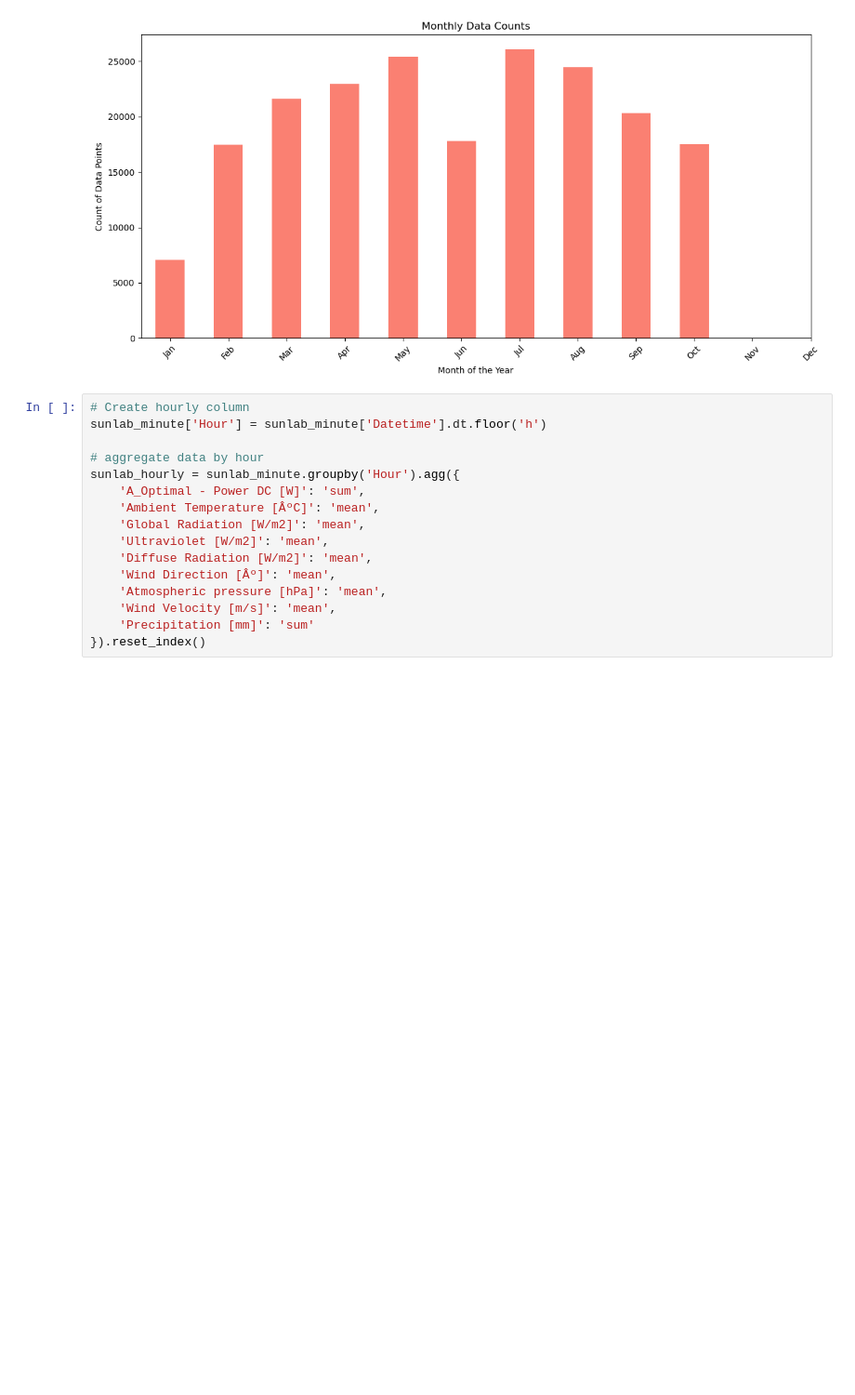
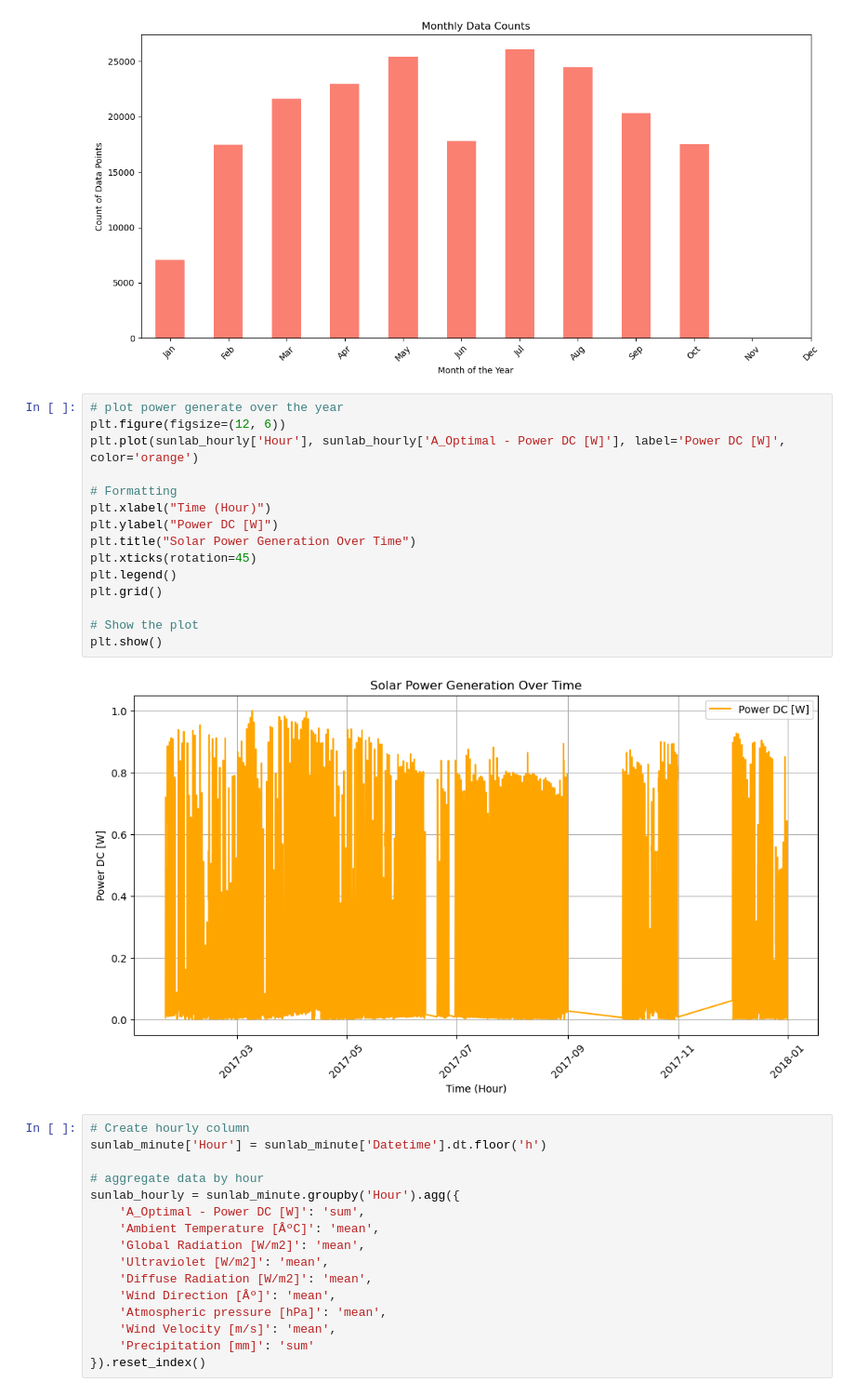
Before and after one commit to navanodonavan/MSAAI530_Final_Project_G6, a Jupyter notebook: MSAAI530_Group6_LSTM_Efficiency.ipynb, the cells around one changed output. Shown at 93% size. Cells and saved outputs as stored; diff of their text form; blank space fills up the shorter version.

```diff
--- a/MSAAI530_Group6_LSTM_Efficiency.ipynb
+++ b/MSAAI530_Group6_LSTM_Efficiency.ipynb
@@ -68,6 +68,23 @@ plt.tight_layout()
 plt.show()
 # %% [output]
 [figure]
+# %%
+# plot power generate over the year
+plt.figure(figsize=(12, 6))
+plt.plot(sunlab_hourly['Hour'], sunlab_hourly['A_Optimal - Power DC [W]'], label='Power DC [W]', color='orange')
+
+# Formatting
+plt.xlabel("Time (Hour)")
+plt.ylabel("Power DC [W]")
+plt.title("Solar Power Generation Over Time")
+plt.xticks(rotation=45)
+plt.legend()
+plt.grid()
+
+# Show the plot
+plt.show()
+# %% [output]
+[figure, added]
 # %%
 # Create hourly column
 sunlab_minute['Hour'] = sunlab_minute['Datetime'].dt.floor('h')
```
Also changed, not shown: parts of 13 cells of this notebook.
